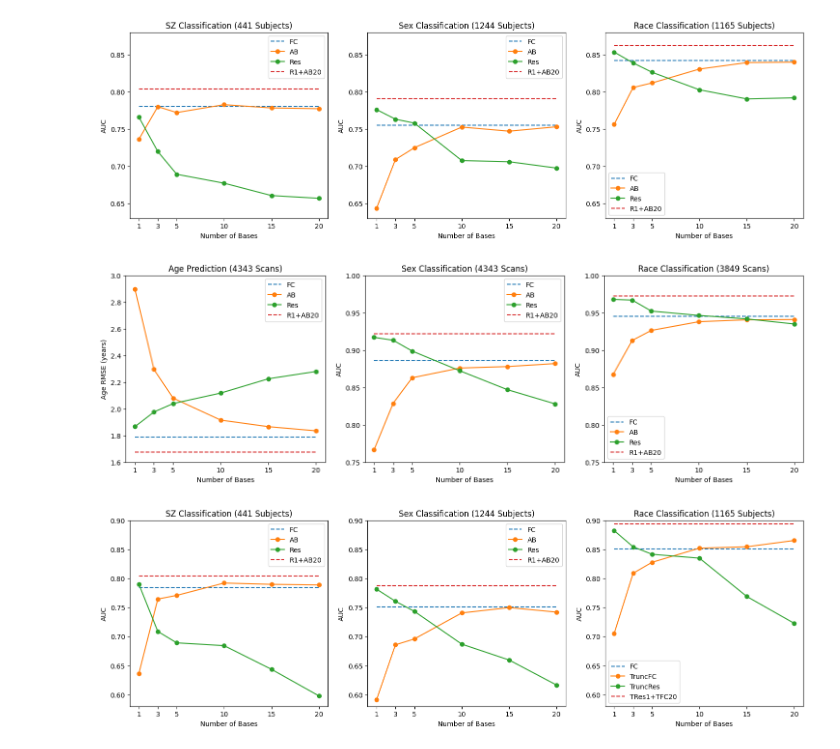
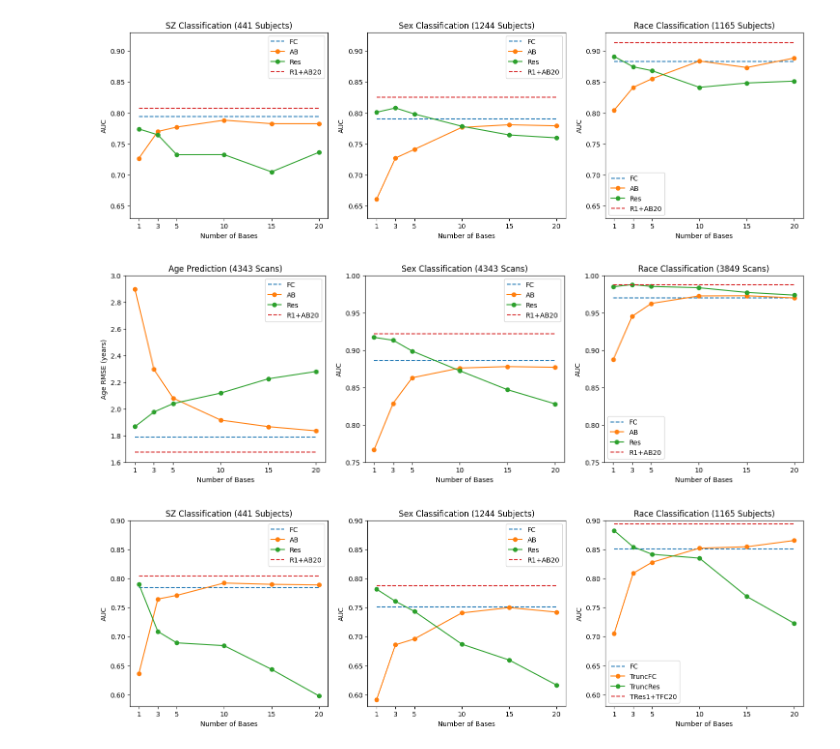
Before and after one commit to aorliche/PNC, a Jupyter notebook: AngleBasis/AngleBasis23NumberOfBasisFigures.ipynb, the cells around one changed output. Saved outputs shown, nothing was run; the diff lists cells and outputs as text; code cells hidden in the pictures.

Commit message:
True best AngleBasis classification using MLP

```diff
--- a/AngleBasis/AngleBasis23NumberOfBasisFigures.ipynb
+++ b/AngleBasis/AngleBasis23NumberOfBasisFigures.ipynb
@@ -1,32 +1,32 @@
 # %%
 import matplotlib.pyplot as plt
 
-sz_fc = 0.7803188775510206
-sz_ens = 0.8040051020408162
+sz_fc = 0.79428
+sz_ens = 0.80750
 
-sz_ab = [0.736109693877551,0.7800765306122449,0.7721683673469388,
-         0.7827678571428571,0.778329081632653,0.7773214285714285]
+sz_ab = [0.7266836734693878,0.7700510204081633,0.7771938775510204,
+         0.7883163265306121,0.7826530612244897,0.7826020408163267]
 
-sz_res = [0.7661862244897959,0.7197959183673469,0.6892091836734695,
-          0.6771938775510205,0.6605612244897959,0.6568622448979591]
+sz_res = [0.7741326530612246,0.7647448979591835,0.7326020408163265,
+          0.7327040816326531,0.7049489795918367,0.7364795918367347]
 
-race_fc = 0.8419009324009324
-race_ens = 0.8623293373293374
+race_fc = 0.8829
+race_ens = 0.9133
 
-race_ab = [0.7562271062271063,0.8058420745920746,0.8119776057276056,
-           0.8306630869130869,0.8393335830835833,0.8399225774225775]
+race_ab = [0.8043789543789543,0.8411754911754912,0.8552031302031301,
+           0.8837412587412586,0.8732892107892107,0.8885864135864138]
 
-race_res = [0.8534486346986349,0.8389443889443889,0.8263028638028637,
-            0.8027722277722276,0.7905261405261406,0.7920038295038295]
+race_res = [0.891175491175491,0.8744338994338994,0.8681152181152182,
+            0.8412920412920413,0.8483016983016981,0.8513569763569764]
 
-sex_fc = 0.755338955026455
-sex_ens = 0.7906216931216932
+sex_fc = 0.7903
+sex_ens = 0.8251
 
-sex_ab = [0.6432969576719576,0.7090195105820105,0.7249222883597883,
-          0.7526636904761905,0.7471312830687831,0.7530621693121693]
+sex_ab = [0.6605952380952381,0.7272222222222222,0.7412103174603175,
+          0.7766732804232804,0.7809589947089947,0.7791997354497355]
 
-sex_res = [0.776235119047619,0.7632572751322753,0.7579894179894181,
-           0.707635582010582,0.7060367063492063,0.6975462962962963]
+sex_res = [0.8011111111111111,0.8080026455026456,0.7983002645502646,
+           0.7784920634920636,0.7644642857142856,0.7598280423280424]
 
 bases = [1,3,5,10,15,20]
 
@@ -37,38 +37,38 @@ ax[0].plot(bases, 6*[sz_fc], label='FC', linestyle='--')
 ax[0].plot(bases, sz_ab, marker='o', label='AB')
 ax[0].plot(bases, sz_res, marker='o', label='Res')
 ax[0].plot(bases, 6*[sz_ens], label='R1+AB20', linestyle='--')
 ax[0].set_xticks(bases)
 ax[0].set_xlabel('Number of Bases')
 ax[0].set_ylabel('AUC')
 ax[0].legend()
-ax[0].set_ylim([0.63,0.88])
+ax[0].set_ylim([0.63,0.93])
 
 ax[1].set_title('Sex Classification (1244 Subjects)')
 ax[1].plot(bases, 6*[sex_fc], label='FC', linestyle='--')
 ax[1].plot(bases, sex_ab, marker='o', label='AB')
 ax[1].plot(bases, sex_res, marker='o', label='Res')
 ax[1].plot(bases, 6*[sex_ens], label='R1+AB20', linestyle='--')
 ax[1].set_xticks(bases)
 ax[1].set_xlabel('Number of Bases')
 ax[1].set_ylabel('AUC')
 ax[1].legend()
-ax[1].set_ylim([0.63,0.88])
+ax[1].set_ylim([0.63,0.93])
 
 ax[2].set_title('Race Classification (1165 Subjects)')
 ax[2].plot(bases, 6*[race_fc], label='FC', linestyle='--')
 ax[2].plot(bases, race_ab, marker='o', label='AB')
 ax[2].plot(bases, race_res, marker='o', label='Res')
 ax[2].plot(bases, 6*[race_ens], label='R1+AB20', linestyle='--')
 ax[2].set_xticks(bases)
 ax[2].set_xlabel('Number of Bases')
 ax[2].set_ylabel('AUC')
 ax[2].legend()
-ax[2].set_ylim([0.63,0.88])
+ax[2].set_ylim([0.63,0.93])
 
-fig.savefig('/home/anton/Documents/Tulane/Research/Work/AngleBasis/ABNumberBSNIP.pdf')
+# fig.savefig('/home/anton/Documents/Tulane/Research/Work/AngleBasis/ABNumberBSNIP.pdf')
 fig.show()
 # %% [output]
-[figure, old version]
+[figure, new version]
 # %%
 import matplotlib.pyplot as plt
 
@@ -81,14 +81,14 @@ age_ab = [2.8980701695639928,2.2956844355807027,2.0803383986433053,
 age_res = [1.866423720321989,1.976433351985510,2.0391850460029755,
            2.1179941462127485,2.225338125422445,2.28]
 
-race_fc = 0.945
-race_ens = 0.9726138513513514
+race_fc = 0.96992
+race_ens = 0.98743
 
-race_ab = [0.8676155405405405,0.9129479729729729,0.9263675675675674,
-           0.9380824324324326,0.9405864864864866,0.941]
+race_ab = [0.8871743243243243,0.9453385135135136,0.9624648648648648,
+           0.9725756756756757,0.9728297297297297,0.9698993243243242]
 
-race_res = [0.968,0.967,0.952260472972973,
-            0.946456418918919,0.9417871621621622,0.935]
+race_res = [0.984756081081081,0.9877763513513512,0.9852432432432433,
+            0.983502027027027,0.9773202702702702,0.9736486486486488]
 
 sex_fc = 0.886
 sex_ens = 0.922
@@ -136,10 +136,10 @@ ax[2].set_ylabel('AUC')
 ax[2].legend()
 ax[2].set_ylim([0.75,1])
 
-fig.savefig('/home/anton/Documents/Tulane/Research/Work/AngleBasis/ABNumberPNC.pdf')
+# fig.savefig('/home/anton/Documents/Tulane/Research/Work/AngleBasis/ABNumberPNC.pdf')
 fig.show()
 # %% [output]
-[figure, old version]
+[figure, new version]
 # %%
 import matplotlib.pyplot as plt
 import numpy as np
```
Also changed, not shown: parts of 2 cells of this notebook, 5 other files.
